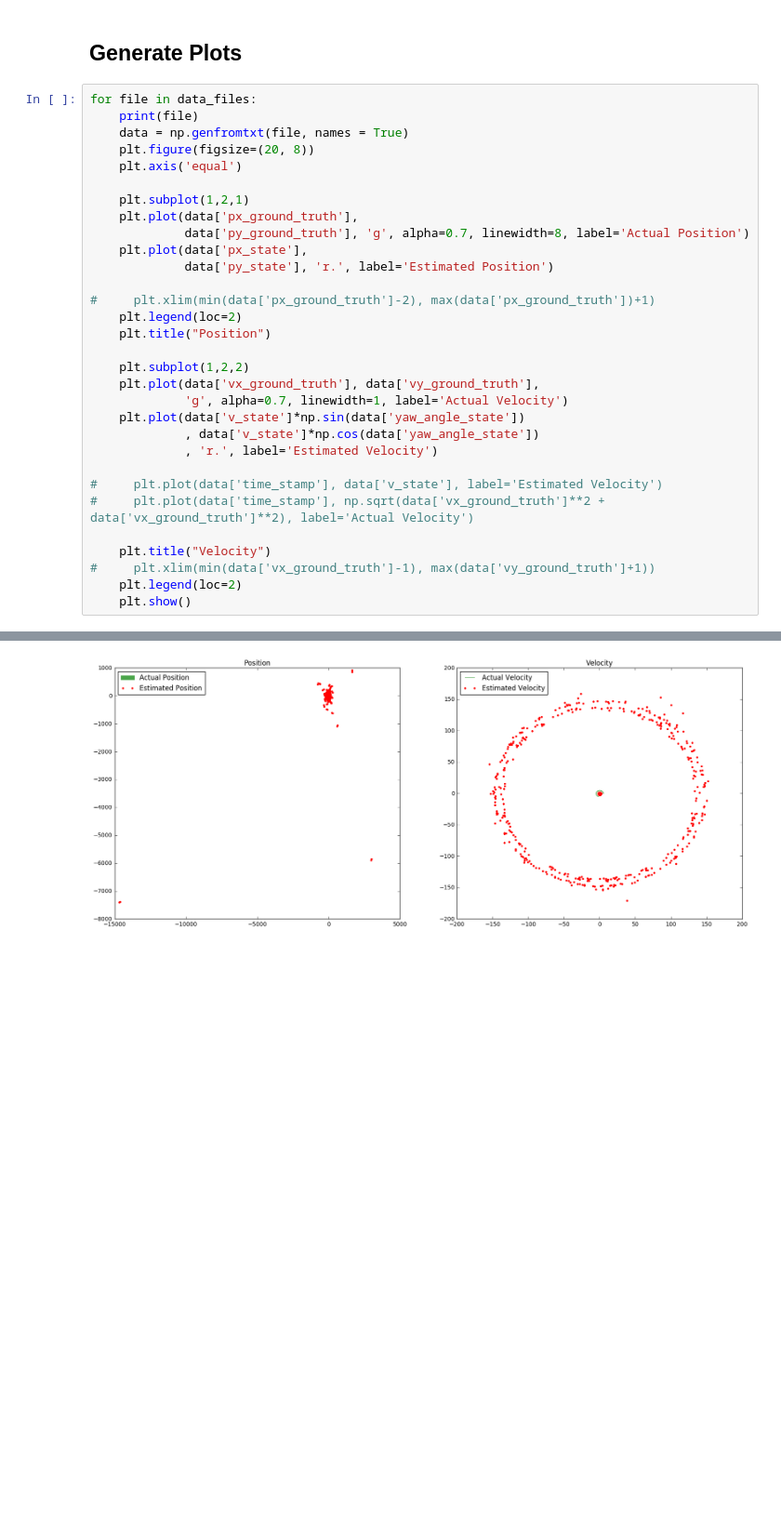
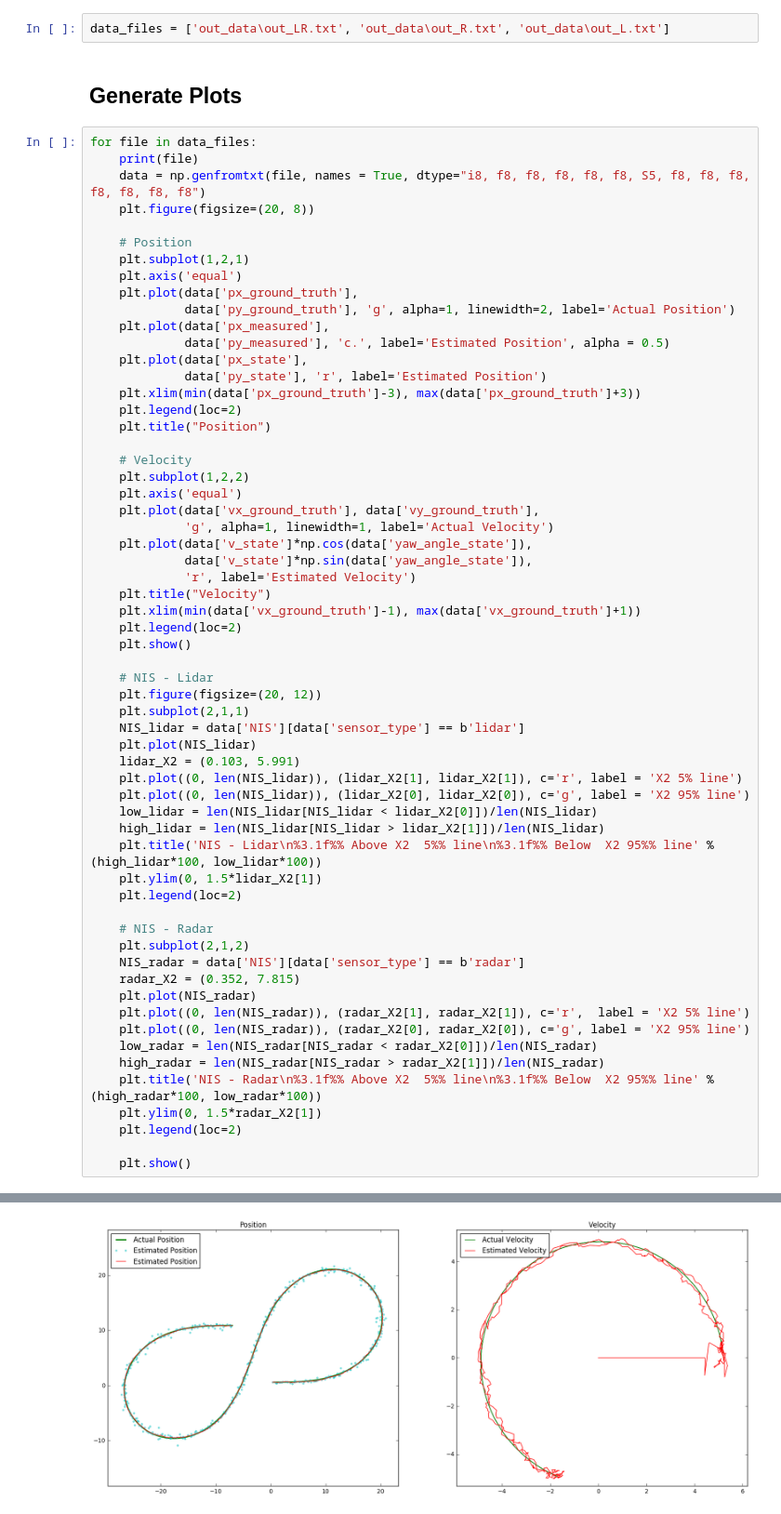
Before and after one commit to racersmith/CarND-Unscented-Kalman-Filter-Project, a Jupyter notebook: UKF_Graph_Vis.ipynb, the cells around one changed output, grey strips where cells are left out. Shown at 93% size. Drawn from its saved outputs; the diff is of its cells as text; blank space fills up the shorter version.

Commit message:
Include new results data

```diff
--- a/UKF_Graph_Vis.ipynb
+++ b/UKF_Graph_Vis.ipynb
@@ -13,34 +11,65 @@ data_files = ['out_data\out.txt']
+# %%
+data_files = ['out_data\out_LR.txt', 'out_data\out_R.txt', 'out_data\out_L.txt']
 # %% [markdown]
 ## Generate Plots
 # %%
 for file in data_files:
     print(file)
-    data = np.genfromtxt(file, names = True)
+    data = np.genfromtxt(file, names = True, dtype="i8, f8, f8, f8, f8, f8, S5, f8, f8, f8, f8, f8, f8, f8")
     plt.figure(figsize=(20, 8))
+
+    # Position
+    plt.subplot(1,2,1)
     plt.axis('equal')
-
-    plt.subplot(1,2,1)
     plt.plot(data['px_ground_truth'],
-             data['py_ground_truth'], 'g', alpha=0.7, linewidth=8, label='Actual Position')
+             data['py_ground_truth'], 'g', alpha=1, linewidth=2, label='Actual Position')
+    plt.plot(data['px_measured'],
+             data['py_measured'], 'c.', label='Estimated Position', alpha = 0.5)
     plt.plot(data['px_state'],
-             data['py_state'], 'r.', label='Estimated Position')
-
-#     plt.xlim(min(data['px_ground_truth']-2), max(data['px_ground_truth'])+1)
+             data['py_state'], 'r', label='Estimated Position')
+    plt.xlim(min(data['px_ground_truth']-3), max(data['px_ground_truth']+3))
     plt.legend(loc=2)
     plt.title("Position")
 
+    # Velocity
     plt.subplot(1,2,2)
+    plt.axis('equal')
     plt.plot(data['vx_ground_truth'], data['vy_ground_truth'],
-             'g', alpha=0.7, linewidth=1, label='Actual Velocity')
-    plt.plot(data['v_state']*np.sin(data['yaw_angle_state'])
-             , data['v_state']*np.cos(data['yaw_angle_state'])
-             , 'r.', label='Estimated Velocity')
-
-#     plt.plot(data['time_stamp'], data['v_state'], label='Estimated Velocity')
-#     plt.plot(data['time_stamp'], np.sqrt(data['vx_ground_truth']**2 + data['vx_ground_truth']**2), label='Actual Velocity')
-
+             'g', alpha=1, linewidth=1, label='Actual Velocity')
+    plt.plot(data['v_state']*np.cos(data['yaw_angle_state']),
+             data['v_state']*np.sin(data['yaw_angle_state']),
+             'r', label='Estimated Velocity')
     plt.title("Velocity")
-#     plt.xlim(min(data['vx_ground_truth']-1), max(data['vy_ground_truth']+1))
+    plt.xlim(min(data['vx_ground_truth']-1), max(data['vx_ground_truth']+1))
     plt.legend(loc=2)
     plt.show()
+
+    # NIS - Lidar
+    plt.figure(figsize=(20, 12))
+    plt.subplot(2,1,1)
+    NIS_lidar = data['NIS'][data['sensor_type'] == b'lidar']
+    plt.plot(NIS_lidar)
+    lidar_X2 = (0.103, 5.991)
+    plt.plot((0, len(NIS_lidar)), (lidar_X2[1], lidar_X2[1]), c='r', label = 'X2 5% line')
+    plt.plot((0, len(NIS_lidar)), (lidar_X2[0], lidar_X2[0]), c='g', label = 'X2 95% line')
+    low_lidar = len(NIS_lidar[NIS_lidar < lidar_X2[0]])/len(NIS_lidar)
+    high_lidar = len(NIS_lidar[NIS_lidar > lidar_X2[1]])/len(NIS_lidar)
+    plt.title('NIS - Lidar\n%3.1f%% Above X2  5%% line\n%3.1f%% Below  X2 95%% line' %(high_lidar*100, low_lidar*100))
+    plt.ylim(0, 1.5*lidar_X2[1])
+    plt.legend(loc=2)
+
+    # NIS - Radar
+    plt.subplot(2,1,2)
+    NIS_radar = data['NIS'][data['sensor_type'] == b'radar']
+    radar_X2 = (0.352, 7.815)
+    plt.plot(NIS_radar)
+    plt.plot((0, len(NIS_radar)), (radar_X2[1], radar_X2[1]), c='r',  label = 'X2 5% line')
+    plt.plot((0, len(NIS_radar)), (radar_X2[0], radar_X2[0]), c='g', label = 'X2 95% line')
+    low_radar = len(NIS_radar[NIS_radar < radar_X2[0]])/len(NIS_radar)
+    high_radar = len(NIS_radar[NIS_radar > radar_X2[1]])/len(NIS_radar)
+    plt.title('NIS - Radar\n%3.1f%% Above X2  5%% line\n%3.1f%% Below  X2 95%% line' %(high_radar*100, low_radar*100))
+    plt.ylim(0, 1.5*radar_X2[1])
+    plt.legend(loc=2)
+
+    plt.show()
 # %% [output]
@@ -48 +77 @@ out_data\out.txt
-[figure, old version]
+[figure, new version]
```
Also changed, not shown: parts of 4 cells of this notebook.
